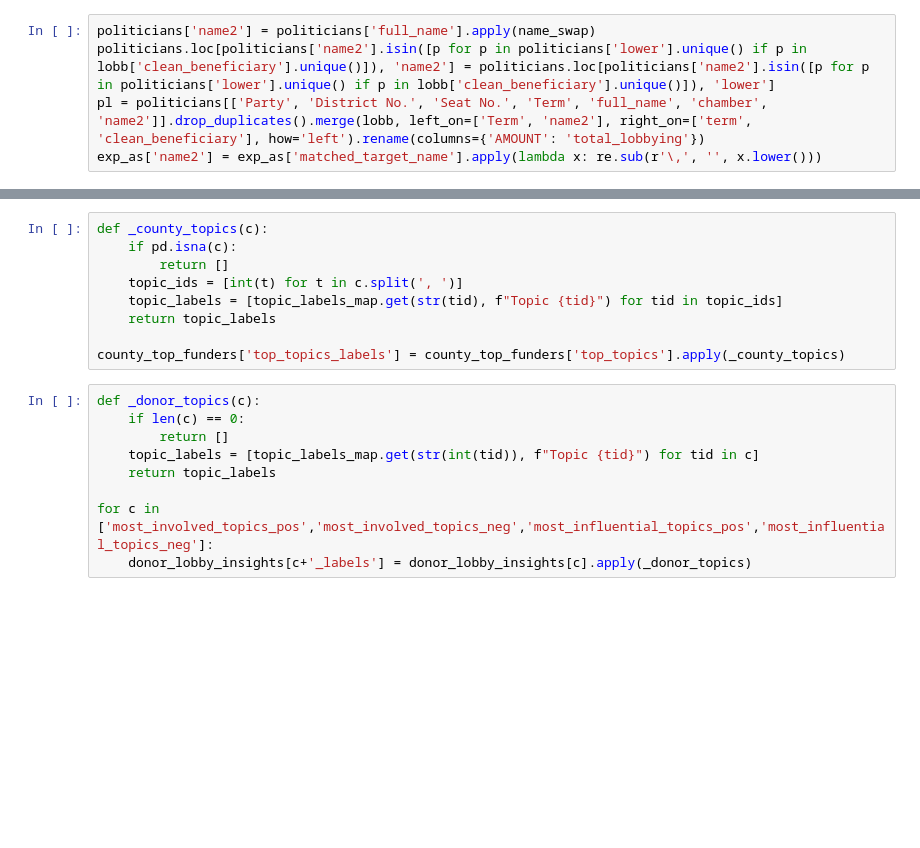
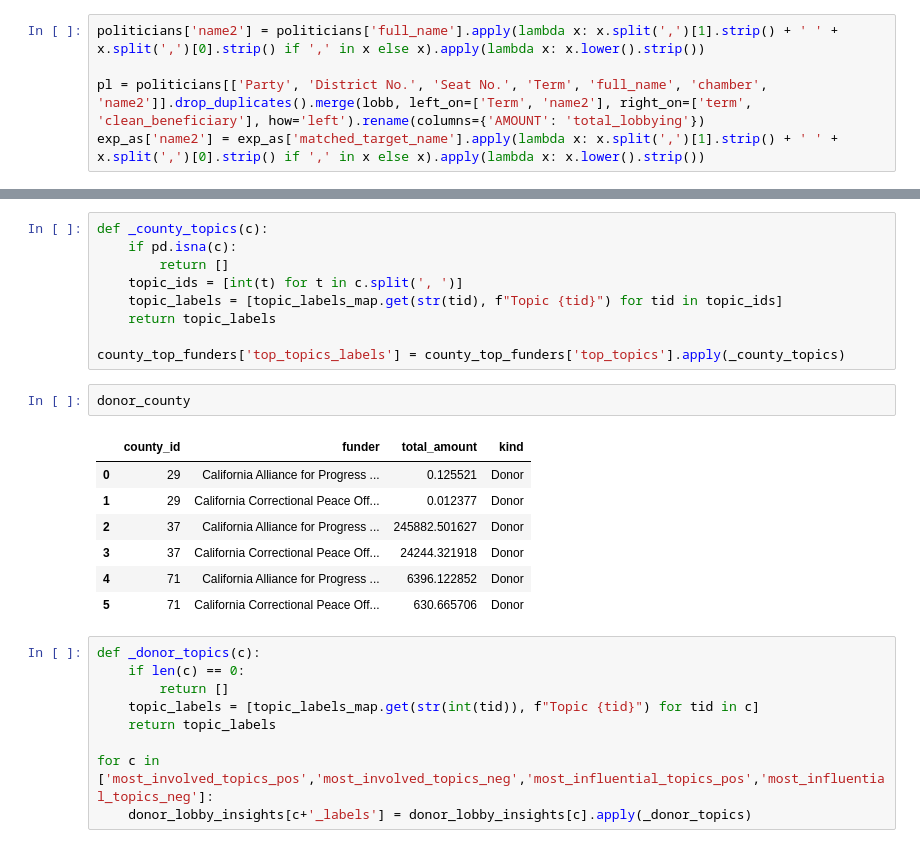
Before and after one commit to emeliasprott/Capstone, a Jupyter notebook: comps.ipynb, the cells around one changed output, grey strips where cells are left out. Saved outputs shown, nothing was run; the diff lists cells and outputs as text; blank space fills up the shorter version.

```diff
--- a/comps.ipynb
+++ b/comps.ipynb
@@ -395,10 +395,10 @@ politicians['lower'] = politicians['full_name'].str.lower()
 def name_swap(name):
     return re.sub(r'\,', '', name.lower()).strip()
 # %%
-politicians['name2'] = politicians['full_name'].apply(name_swap)
-politicians.loc[politicians['name2'].isin([p for p in politicians['lower'].unique() if p in lobb['clean_beneficiary'].unique()]), 'name2'] = politicians.loc[politicians['name2'].isin([p for p in politicians['lower'].unique() if p in lobb['clean_beneficiary'].unique()]), 'lower']
+politicians['name2'] = politicians['full_name'].apply(lambda x: x.split(',')[1].strip() + ' ' + x.split(',')[0].strip() if ',' in x else x).apply(lambda x: x.lower().strip())
+
 pl = politicians[['Party', 'District No.', 'Seat No.', 'Term', 'full_name', 'chamber', 'name2']].drop_duplicates().merge(lobb, left_on=['Term', 'name2'], right_on=['term', 'clean_beneficiary'], how='left').rename(columns={'AMOUNT': 'total_lobbying'})
-exp_as['name2'] = exp_as['matched_target_name'].apply(lambda x: re.sub(r'\,', '', x.lower()))
+exp_as['name2'] = exp_as['matched_target_name'].apply(lambda x: x.split(',')[1].strip() + ' ' + x.split(',')[0].strip() if ',' in x else x).apply(lambda x: x.lower().strip())
 # %%
 def _term_year(x):
     m = re.search(r'(\d{4})', str(x))
@@ -1270,6 +1194,16 @@ def _county_topics(c):
     return topic_labels
 
 county_top_funders['top_topics_labels'] = county_top_funders['top_topics'].apply(_county_topics)
+# %%
+donor_county
+# %% [output]
+|  | county_id | funder | total_amount | kind |
+| 0 | 29 | California Alliance for Progress ... | 0.125521 | Donor |
+| 1 | 29 | California Correctional Peace Off... | 0.012377 | Donor |
+| 2 | 37 | California Alliance for Progress ... | 245882.501627 | Donor |
+| 3 | 37 | California Correctional Peace Off... | 24244.321918 | Donor |
+| 4 | 71 | California Alliance for Progress ... | 6396.122852 | Donor |
+| 5 | 71 | California Correctional Peace Off... | 630.665706 | Donor |
 # %%
 def _donor_topics(c):
     if len(c) == 0:
```
Also changed, not shown: parts of 58 cells of this notebook, 1 other file.
